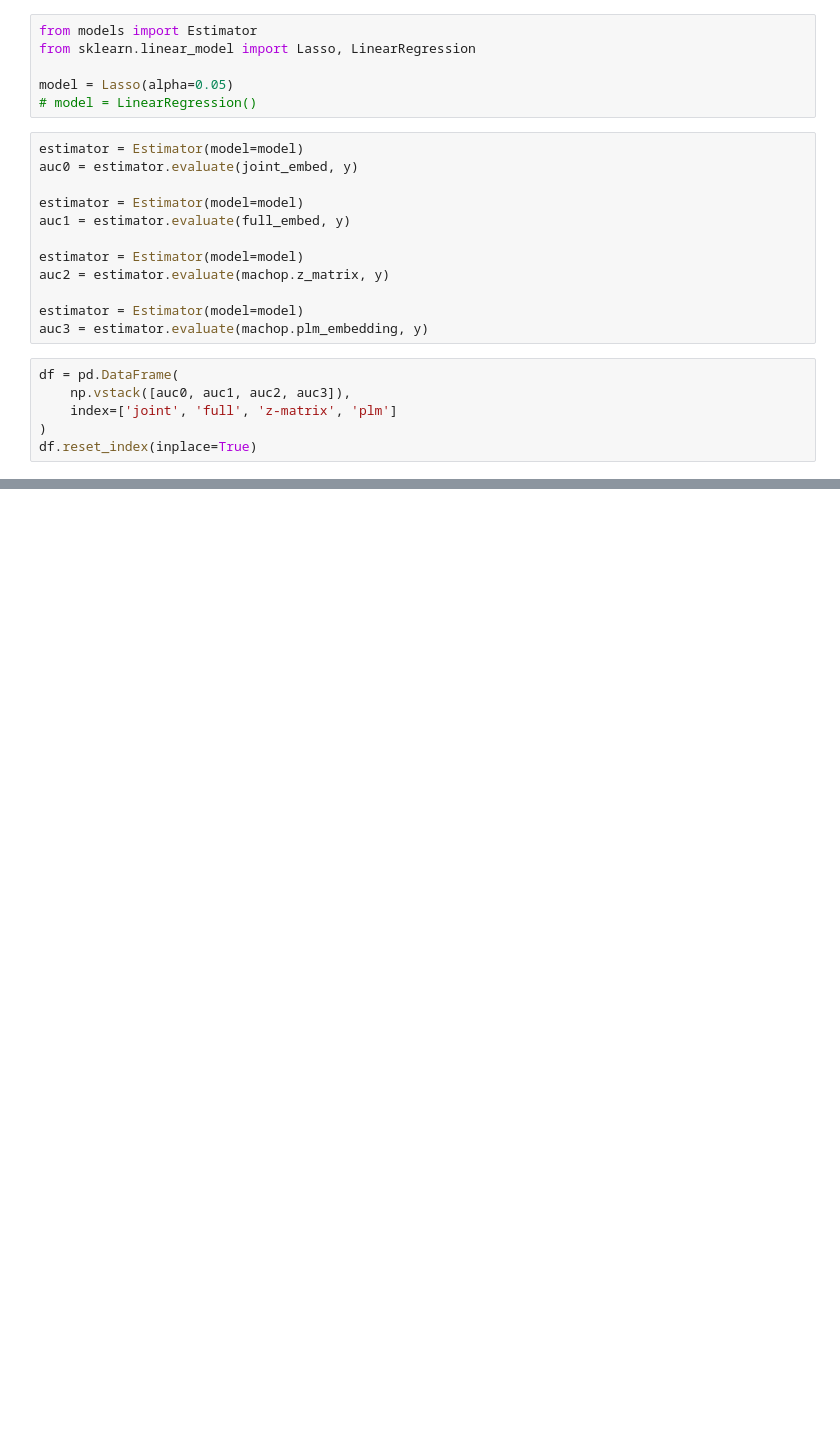
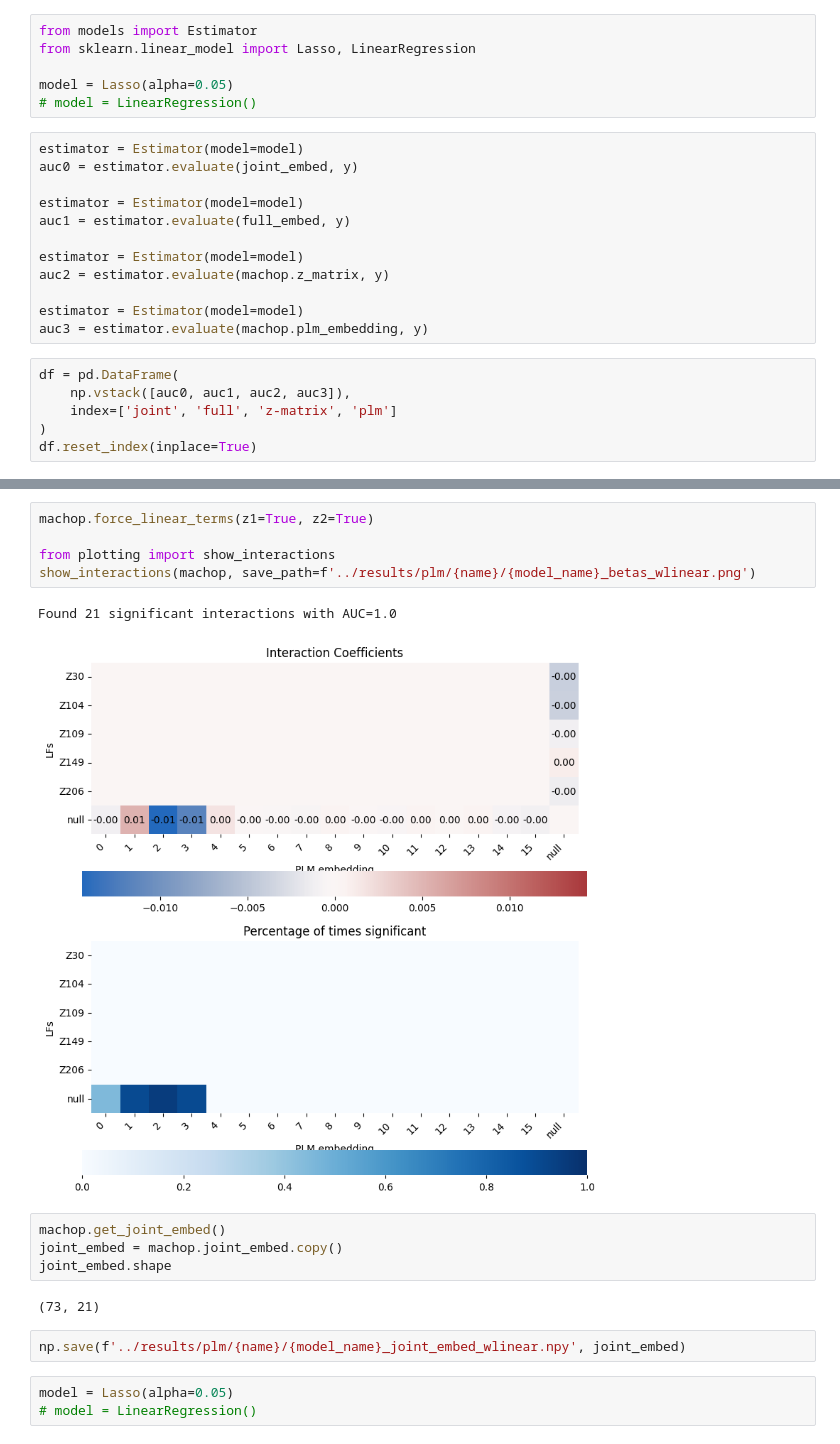
Before and after one commit to alw399/SLIDE_PLM, a Jupyter notebook: notebooks/plm.ipynb, the cells around one changed output, grey strips where cells are left out. Drawn from its saved outputs; the diff is of its cells as text; blank space fills up the shorter version.

```diff
--- a/notebooks/plm.ipynb
+++ b/notebooks/plm.ipynb
@@ -195,0 +223,19 @@ full vs. plm: Kruskal-Wallis independent samples (pairwise between groups), P_va
+# %%
+machop.force_linear_terms(z1=True, z2=True)
+
+from plotting import show_interactions
+show_interactions(machop, save_path=f'../results/plm/{name}/{model_name}_betas_wlinear.png')
+# %% [output]
+Found 21 significant interactions with AUC=1.0
+[figure, added]
+# %%
+machop.get_joint_embed()
+joint_embed = machop.joint_embed.copy()
+joint_embed.shape
+# %% [output]
+(73, 21)
+# %%
+np.save(f'../results/plm/{name}/{model_name}_joint_embed_wlinear.npy', joint_embed)
+# %%
+model = Lasso(alpha=0.05)
+# model = LinearRegression()
```
Also changed, not shown: parts of 18 cells of this notebook, 2 other files.
